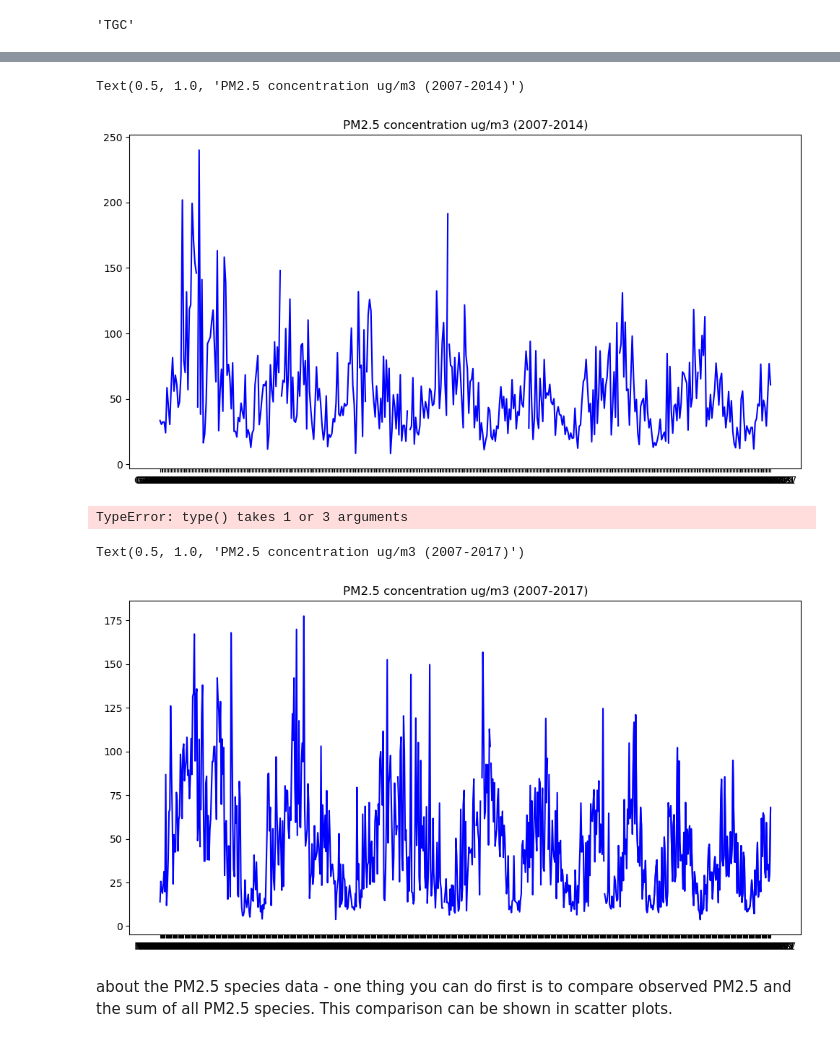
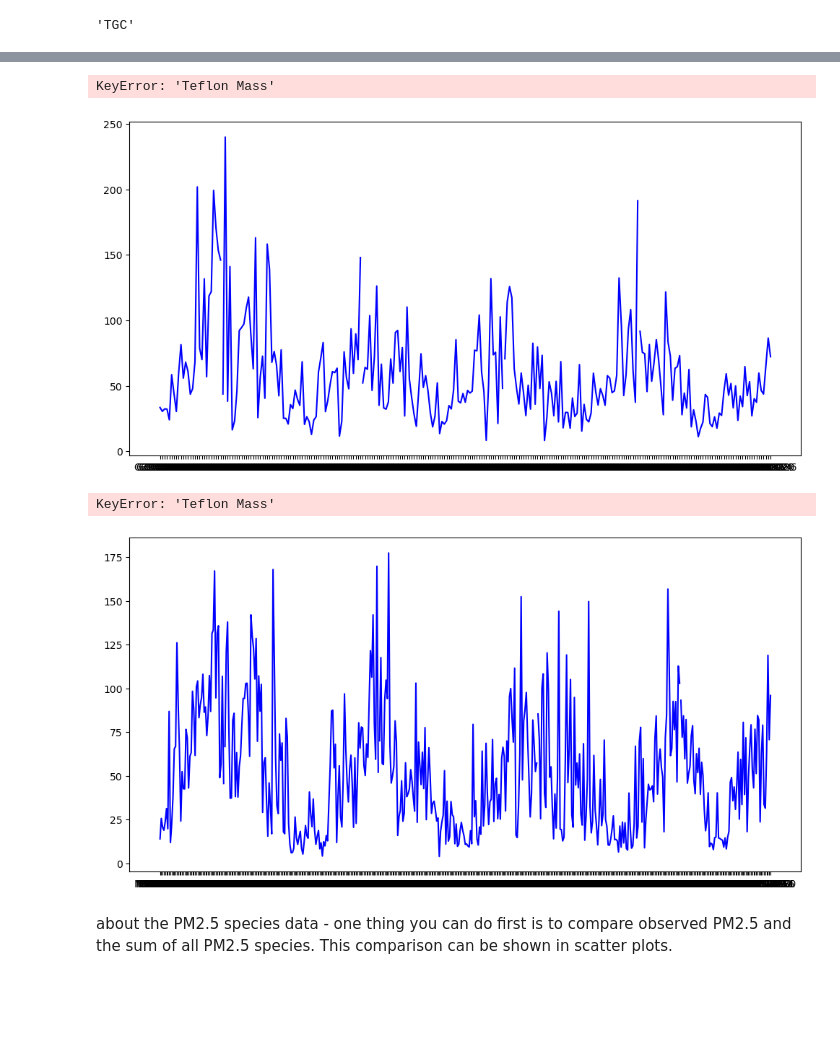
Before and after one commit to h-duan/PM, a Jupyter notebook: PM07-17.ipynb, the cells around one changed output, grey strips where cells are left out. Cells and saved outputs as stored; diff of their text form; code cells hidden in the pictures; blank space fills up the shorter version.

```diff
--- a/PM07-17.ipynb
+++ b/PM07-17.ipynb
@@ -190,10 +190,10 @@ path4 = "/Users/hrd/Documents/N Dep/PM25Guangdong/PRD NS+GZ 2007-2020/2010/"+con
 path5 = "/Users/hrd/Documents/N Dep/PM25Guangdong/PRD NS+GZ 2007-2020/2010/"+content[128:164]
 path6 = "/Users/hrd/Documents/N Dep/PM25Guangdong/PRD NS+GZ 2007-2020/2010/"+content[247:-1]
 
-DG2010 = pd.read_excel(path)#,sheet_name=1)
-GZ2010 = pd.read_excel(path2)
-NH2010 = pd.read_excel(path3)
-NS2010 = pd.read_excel(path4)
+DG2010 = pd.read_excel(path,sheet_name=2)
+GZ2010 = pd.read_excel(path2,sheet_name = 2)
+NH2010 = pd.read_excel(path3, sheet_name =2)
+NS2010 = pd.read_excel(path4,sheet_name=2)
 GZ2010PM = pd.read_excel(path5)
 NS2010PM = pd.read_excel(path6)
 # %% [output]
@@ -1717,39 +1719,37 @@ plt.figure(figsize=(12, 6))
 plt.plot(GZ[0]['GZ PM2.5 in 2007_Concentration'][1:],GZ[0]['Teflon Mass'][1:],color='b')
 plt.plot(GZ[1]['GZ PM2.5 in 2008_Concentration'][1:],GZ[1]['Teflon Mass'][1:],color='b')
 plt.plot(GZ[2]['GZ PM2.5 in 2009_Concentration'][1:],GZ[2]['Teflon Mass'][1:],color='b')
-plt.plot(GZ[3]['Conc., ug/m3'][1:],GZ[3]['T Mass'][1:],color='b')
+plt.plot(GZ[3]['Conc., ug/m3'][1:],GZ[3]['Teflon Mass'][1:],color='b')
 plt.plot(GZ[4]['GZ PM2.5 in 2011'][1:-2],GZ[4]['Teflon Mass'][1:-2],color='b')
-plt.plot(GZ[5]['Sample ID'][1:],GZ[5]['T Mass'][1:],color='b')
+plt.plot(GZ[5]['Sample ID'][1:],GZ[5]['Teflon Mass'][1:],color='b')
 plt.plot(GZ[6]['Sample ID'][1:],GZ[6]['PM2.5'][1:],color='b')
 plt.plot(GZ[7]['Sample ID'][1:],GZ[7]['PM2.5'][1:],color='b')          #2014
 #plt.plot(GZ[8]['GZ Conc in ug/m3 (2017)'][1:],GZ[8]['PM2.5'][1:],color='b')
 
 plt.title('PM2.5 concentration ug/m3 (2007-2014)')
 # %% [output]
-Text(0.5, 1.0, 'PM2.5 concentration ug/m3 (2007-2014)')
+KeyError: 'Teflon Mass'
-[figure, old version]
+[figure, new version]
 # %%
 type(x_time)
 type()
-# %% [output]
-TypeError: type() takes 1 or 3 arguments
 # %%
 plt.figure(figsize=(12, 6))
 
 plt.plot(NS[0]['NS PM2.5 in 2007_Concentration'][1:],NS[0]['Teflon Mass'][1:],color='b')
 plt.plot(NS[1]['NS PM2.5 in 2008_Concentration'][1:],NS[1]['Teflon Mass'][1:],color='b')
 plt.plot(NS[2]['NS PM2.5 in 2009_Concentration'][1:],NS[2]['Teflon Mass'][1:],color='b')
-plt.plot(NS[3]['Conc., ug/m3'][1:],NS[3]['T Mass'][1:],color='b')
+plt.plot(NS[3]['Conc., ug/m3'][1:],NS[3]['Teflon Mass'][1:],color='b')
 plt.plot(NS[4]['NS PM2.5 in 2011'][1:-2],NS[4]['Teflon Mass'][1:-2],color='b')
-plt.plot(NS[5]['Sample ID'][1:],NS[5]['T Mass'][1:],color='b')
+plt.plot(NS[5]['Sample ID'][1:],NS[5]['Teflon Mass'][1:],color='b')
 plt.plot(NS[6]['Sample ID'][185:],NS[6]['PM2.5'][185:],color='b')
 #plt.plot(NS[7]['Sample ID'][1:],NS[7]['PM2.5'][1:],color='b')          #2014
 plt.plot(NS[8]['Sample ID'][1:],NS[8]['PM2.5'][1:],color='b')
 
 plt.title('PM2.5 concentration ug/m3 (2007-2017)')
 # %% [output]
-Text(0.5, 1.0, 'PM2.5 concentration ug/m3 (2007-2017)')
+KeyError: 'Teflon Mass'
-[figure, old version]
+[figure, new version]
 # %%
 #NS[0]
 # %%
```
Also changed, not shown: parts of 103 cells of this notebook.
